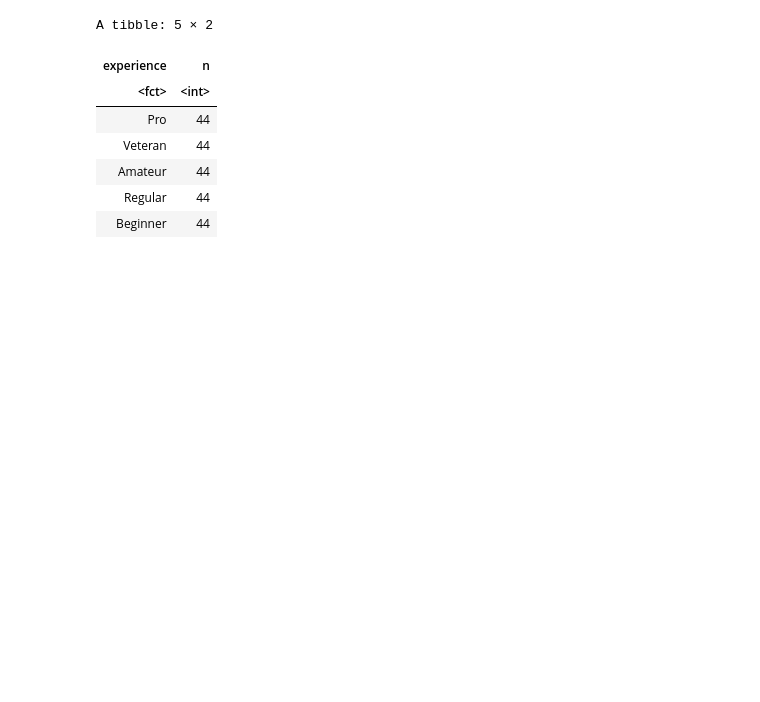
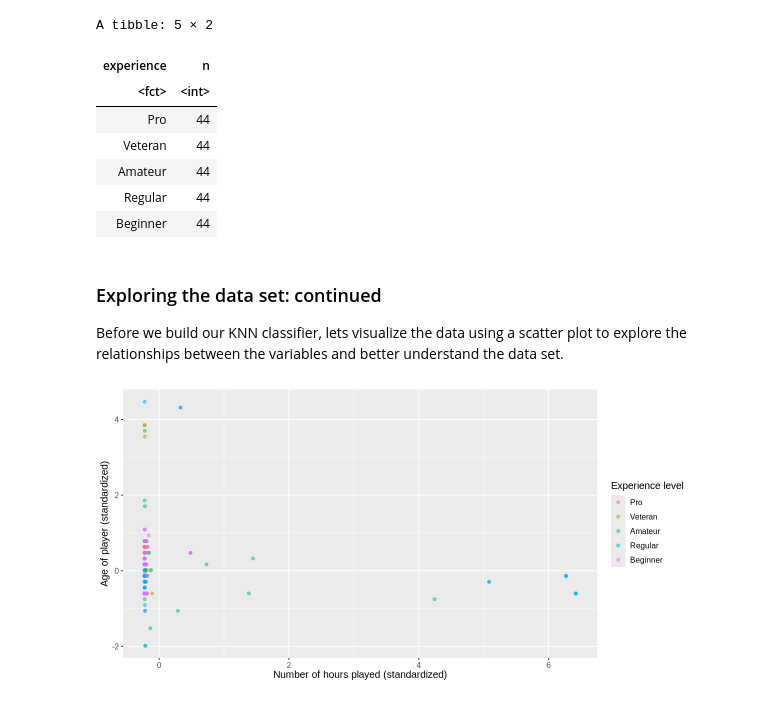
Before and after one commit to sophiaspark/dsci100_final_project, a Jupyter notebook: final_project.ipynb, the cells around one changed output. Saved outputs shown, nothing was run; the diff lists cells and outputs as text; code cells hidden in the pictures; blank space fills up the shorter version.

```diff
--- a/final_project.ipynb
+++ b/final_project.ipynb
@@ -83,9 +89,9 @@ player_wrangle <- player_data |>
   mutate(
     experience = as_factor(experience),
     played_hours = if_else(is.na(played_hours), mean(played_hours, na.rm = TRUE), played_hours),
-    Age = if_else(is.na(Age), mean(Age, na.rm = TRUE), Age)
-  )
-head(player_wrangle)
+    Age = if_else(is.na(Age), mean(Age, na.rm = TRUE), Age))
+
+head(player_wrangle) # to view the first few rows
 # %% [output]
 A tibble: 6 × 3
 | experience | played_hours | Age |
@@ -145,3 +158,23 @@ A tibble: 5 × 2
 | Amateur | 44 |
 | Regular | 44 |
 | Beginner | 44 |
+# %% [markdown]
+### Exploring the data set: continued
+
+Before we build our KNN classifier, lets visualize the data using a scatter plot to explore the relationships between the variables and better understand the data set.
+# %%
+player_plot_data <- player_recipe |>
+                        prep() |> # applies the preprocessing steps to the data
+                        bake(new_data = NULL) # extract the transformed data frame
+
+options(repr.plot.height = 5, repr.plot.width = 10)
+player_plot <- player_plot_data |>
+                 ggplot(aes(x = played_hours, y = Age, color = experience)) +
+                 geom_point(alpha = 0.5) +
+                 labs(x = "Number of hours played (standardized)",
+                      y = "Age of player (standardized)",
+                      color = "Experience level") +
+                 theme(text = element_text(size = 12))
+player_plot
+# %% [output]
+[figure, added]
```
Also changed, not shown: parts of 19 cells of this notebook.
